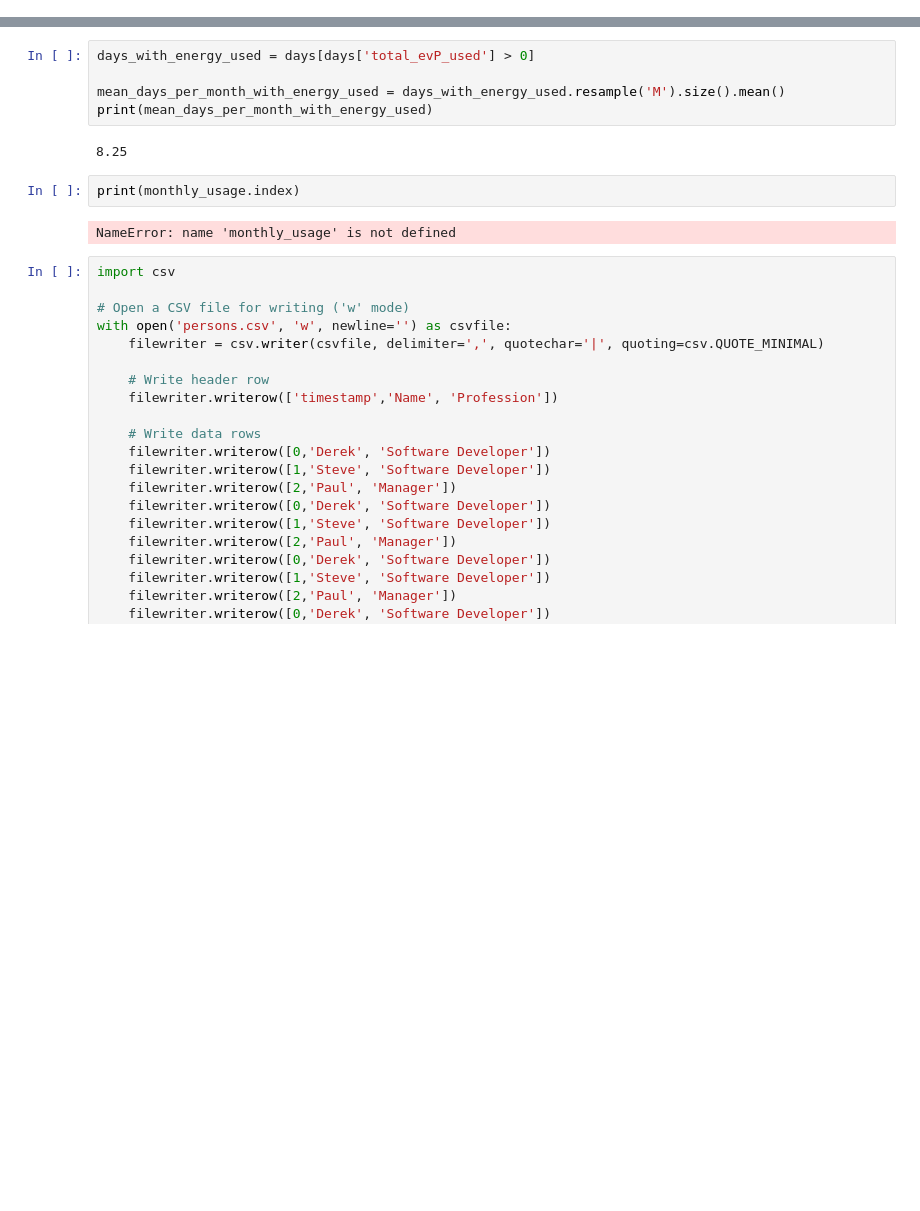
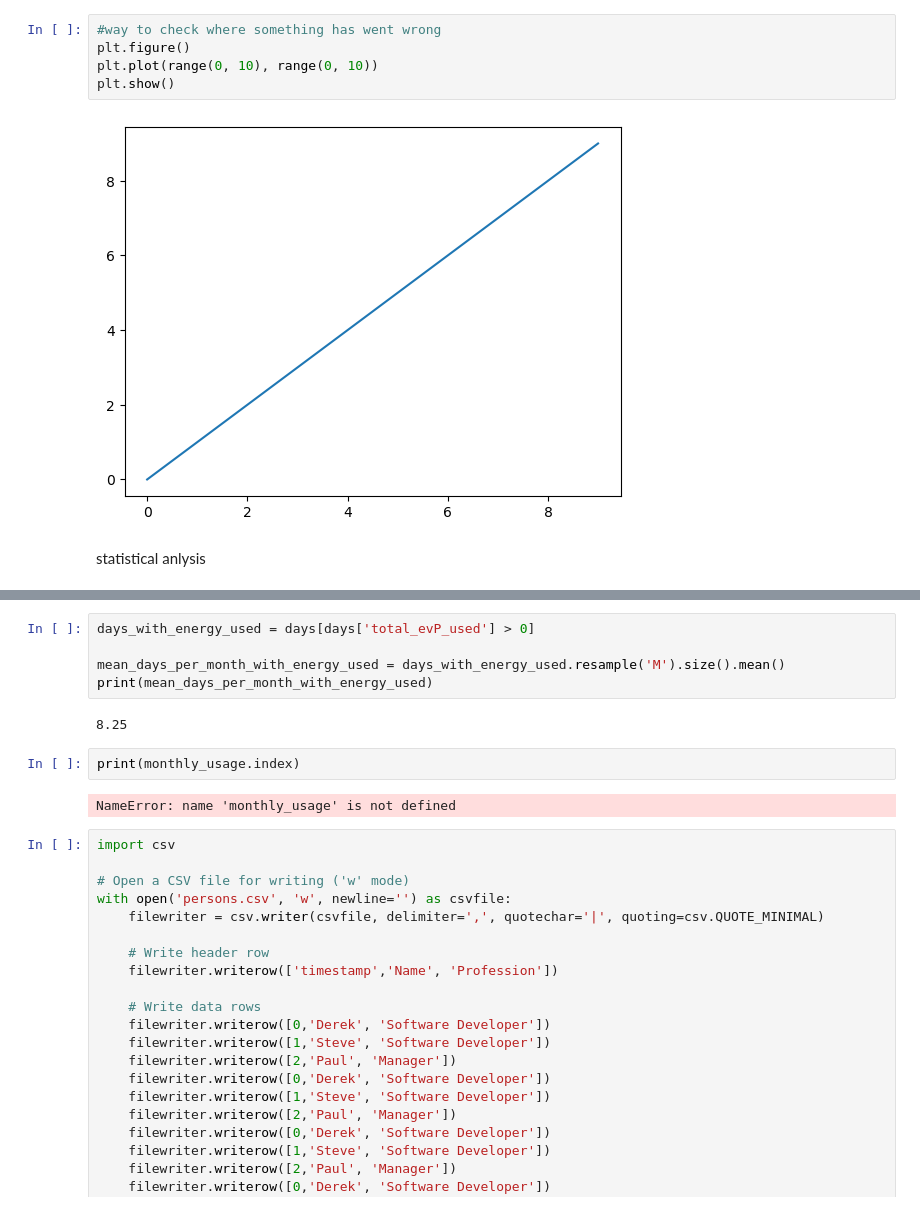
Before and after one commit to Benhyslop0/ee106-project, a Jupyter notebook: project work.ipynb, the cells around one changed output, grey strips where cells are left out. Drawn from its saved outputs; the diff is of its cells as text; blank space fills up the shorter version.

```diff
--- a/project work.ipynb
+++ b/project work.ipynb
@@ -67,0 +72,9 @@ plt.show()
+# %%
+#way to check where something has went wrong
+plt.figure()
+plt.plot(range(0, 10), range(0, 10))
+plt.show()
+# %% [output]
+[figure, added]
+# %% [markdown]
+statistical anlysis
```
Also changed, not shown: parts of 3 cells of this notebook.
